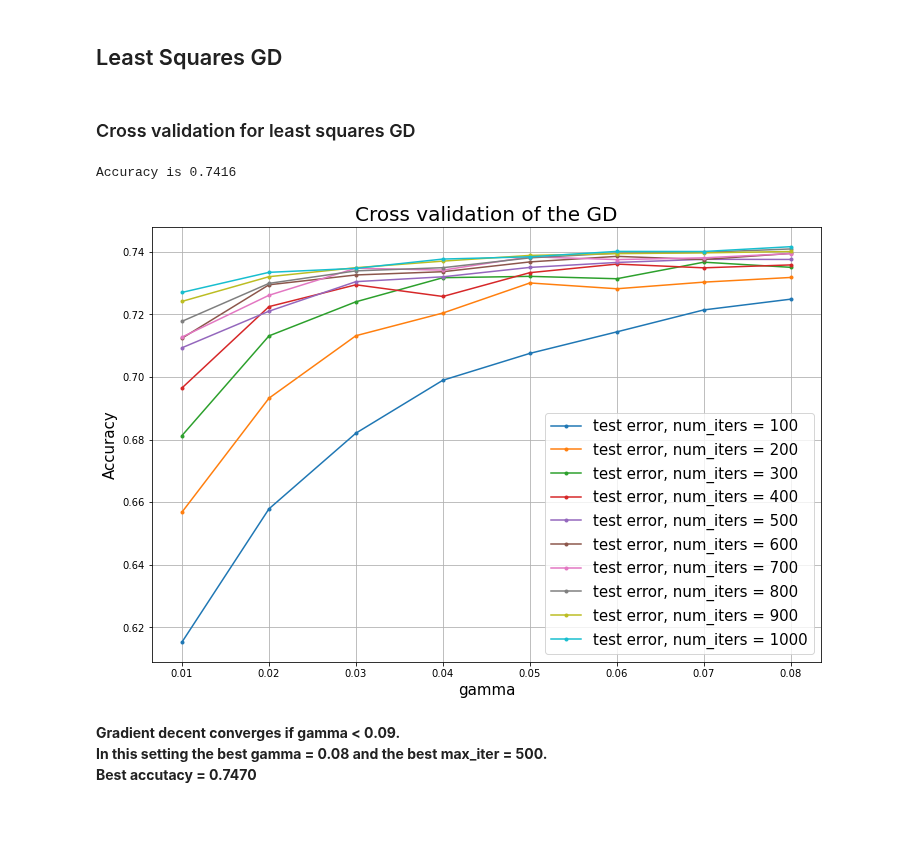
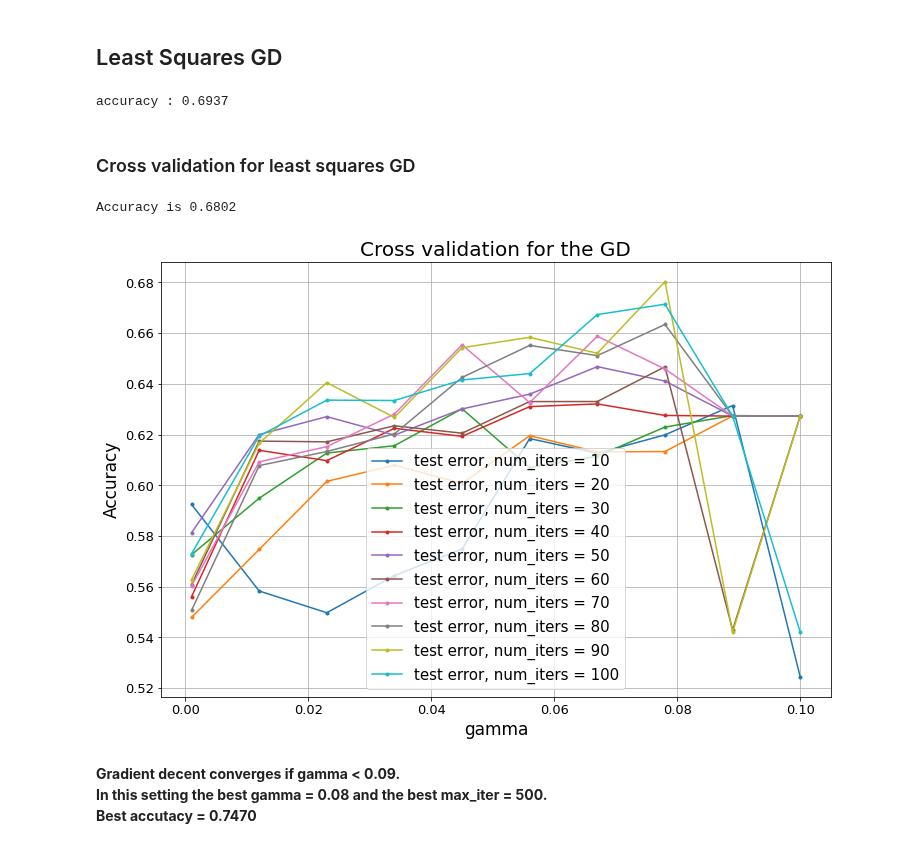
Before and after one commit to SonyaBlinova/ml-project-1-SES, a Jupyter notebook: project1_baseline.ipynb, the cells around one changed output. Drawn from its saved outputs; the diff is of its cells as text; code cells hidden in the pictures; blank space fills up the shorter version.

Commit message:
cross validation befor preproccessing

```diff
--- a/project1_baseline.ipynb
+++ b/project1_baseline.ipynb
@@ -49,17 +27,16 @@ jet : 4, shape y : (21434,), shape x : (21434, 26)
 # %%
-# splitting data for the training and validation
+# splitting data in train and test splits
 seed = 46
 ratio = 0.8
-x_trains = []
-x_tests = []
-y_trains = []
-y_tests = []
-for i, (jet_group, jet_label) in enumerate(zip(jet_groups, jet_labels)):
-    x_train, y_train, x_test, y_test = split_data(jet_group, jet_label, ratio=ratio, seed=seed)
-    x_trains.append(x_train)
-    x_tests.append(x_test)
-    y_trains.append(y_train)
-    y_tests.append(y_test)
+x_train, y_train, x_test, y_test = split_data(input_data, labels, ratio=ratio, seed=seed)
+# %%
+# standardize train data :
+x_train, mean_x, std_x = standardize(x_train)
+y_train, x_train = build_model_data(x_train, y_train)
+
+# standardize test data :
+x_test = (x_test - mean_x)/std_x
+y_test, x_test = build_model_data(x_test, y_test)
 # %% [markdown]
 ## Do your thing crazy machine learning thing here :) ...
 # %% [markdown]
@@ -67,29 +44,28 @@ for i, (jet_group, jet_label) in enumerate(zip(jet_groups, jet_labels)):
 # %%
 max_iters = 1000
 gamma = 0.08
-y_preds = []
-for i in range(4):
-    initial_w = np.random.rand((x_trains[i].shape[1]))
-    w, loss = least_squares_GD(y_trains[i], x_trains[i], initial_w, max_iters, gamma, plot_loss = False)
 
-    y_pred = predict_labels(w, x_tests[i])
-    y_preds.append(y_pred)
+initial_w = np.random.rand((x_train.shape[1]))
+w, loss = least_squares_GD(y_train, x_train, initial_w, max_iters, gamma, plot_loss = False)
+y_pred = predict_labels(w, x_test)
 
-print("accuracy :", accuracy(np.array(np.concatenate(y_preds)), np.array(np.concatenate(y_tests))))
+print("accuracy :", accuracy(y_pred, y_test))
+# %% [output]
+accuracy : 0.6937
 # %% [markdown]
 ### Cross validation for least squares GD
 # %%
 # parameters setting
 type_ = 'GD'
-bd_left = -2
-bd_right = -2
+bd_left = -3
+bd_right = -1
 # grid for hyperparameters
-gammas = np.linspace(10**bd_left, 8*10**bd_right, 8)
-max_iters = np.arange(100, 1100, 100)
-cross_validation_demo(type_=type_, y=jet_labels, tx=jet_groups, bd_left=bd_left, bd_right=bd_right, gammas=gammas, max_iters=max_iters, seed=seed)
+gammas = np.linspace(10**bd_left, 10**bd_right, 10)
+max_iters = np.arange(10, 110, 10)
+cross_validation_demo_baseline(type_=type_, y=y_train, tx=x_train, bd_left=bd_left, bd_right=bd_right, gammas=gammas, max_iters=max_iters, seed=seed)
 # %% [output]
-Accuracy is 0.7416
+Accuracy is 0.6802
-[figure, old version]
+[figure, new version]
 # %% [markdown]
 **Gradient decent converges if gamma < 0.09.
 In this setting the best gamma = 0.08 and the best max_iter = 500.
```
Also changed, not shown: parts of 27 cells of this notebook, 2 other files.
